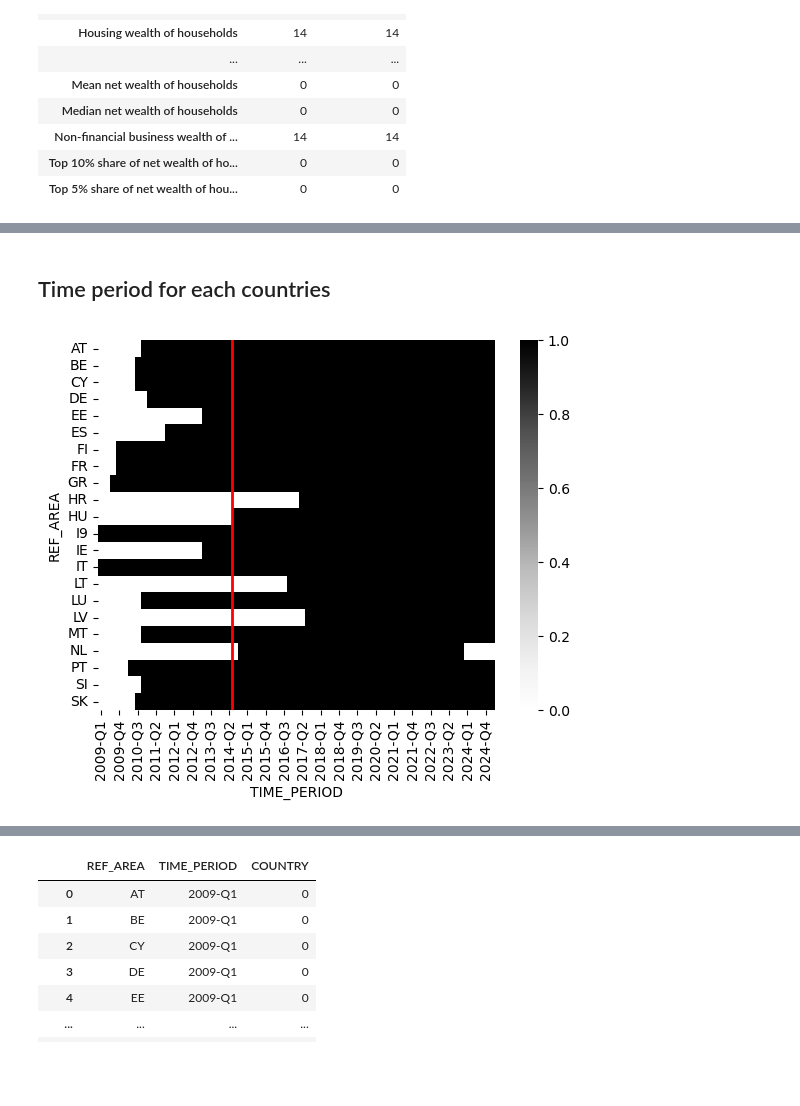
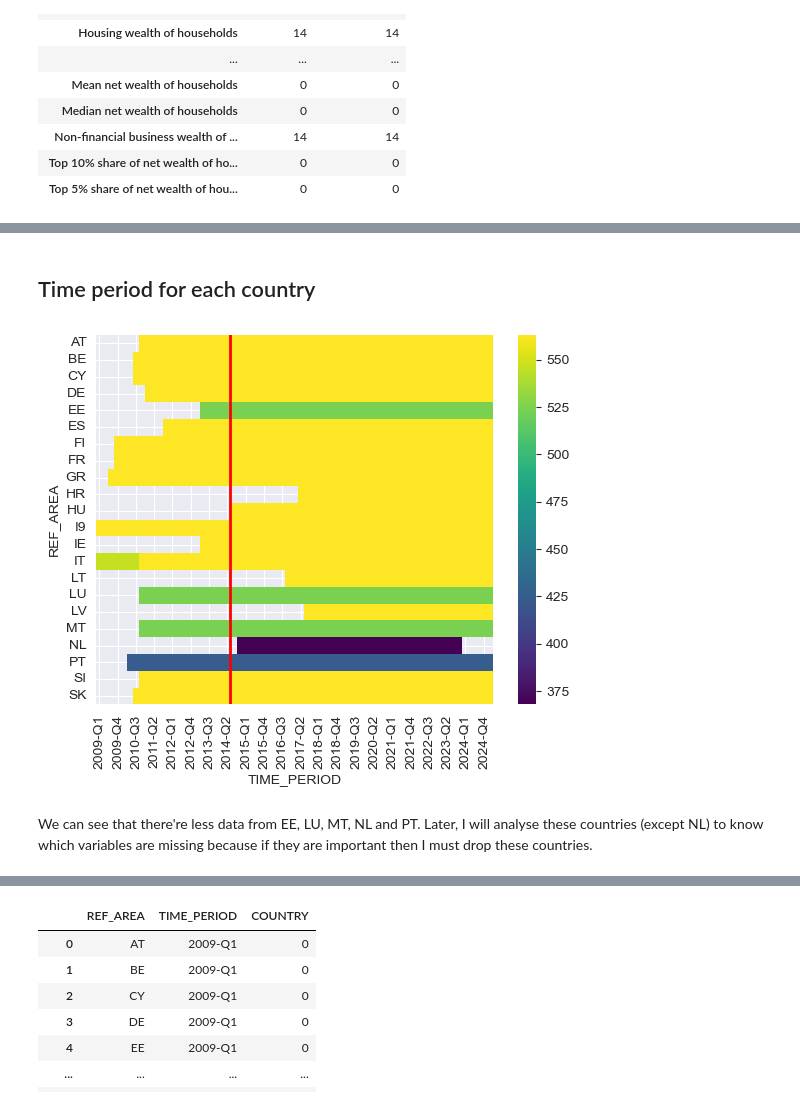
Before and after one commit to gmat17/KORMI1_beszamolo, a Jupyter notebook: 01_explore_dataset.ipynb, the cells around one changed output, grey strips where cells are left out. Drawn from its saved outputs; the diff is of its cells as text; code cells hidden in the pictures; blank space fills up the shorter version.

Commit message:
shortcuts
always good if u read the data structure's description

```diff
--- a/01_explore_dataset.ipynb
+++ b/01_explore_dataset.ipynb
@@ -168,13 +412,14 @@ categories.groupby('REF_AREA').sum('per_capita')
 # %% [markdown]
-## Time period for each countries
+## Time period for each country
 # %%
 countries=pd.pivot_table(eur[['REF_AREA','TIME_PERIOD', 'TITLE']], index='REF_AREA', columns='TIME_PERIOD', values='TITLE',aggfunc='count')
-# %%
-countries=countries.notna()
 # %%
-sns.heatmap(data=countries, cmap='Greys')
+sns.heatmap(data=countries, cmap='viridis')
 plt.axvline(x=22, color='red', linewidth=2)
 plt.show()
 # %% [output]
-[figure, old version]
+[figure, new version]
+# %% [markdown]
+We can see that there're less data from EE, LU, MT, NL and PT.
+Later, I will analyse these countries (except NL) to know which variables are missing because if they are important then I must drop these countries.
 # %%
```
Also changed, not shown: parts of 49 cells of this notebook.
